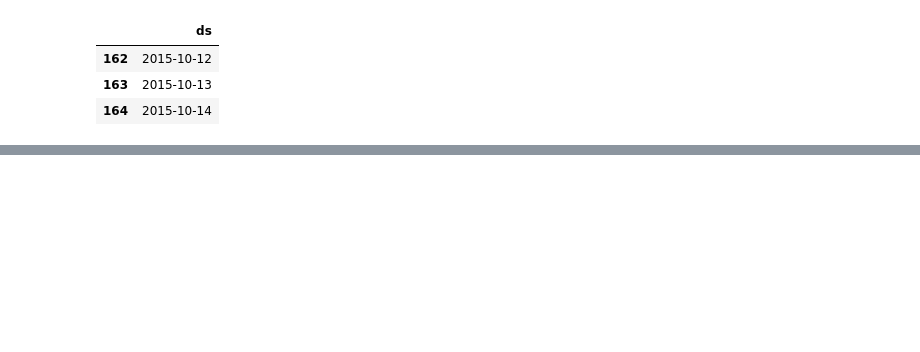
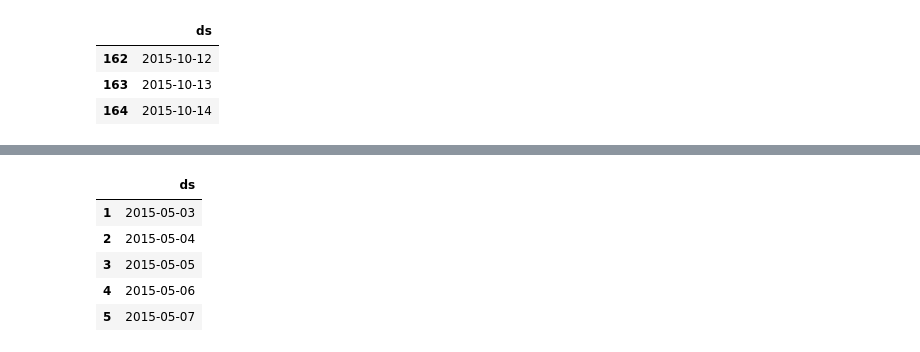
Before and after one commit to truejimfrank/StreamlinedProductPurchaseForecasting, a Jupyter notebook: notebooks/b_prophet_model.ipynb, the cells around one changed output, grey strips where cells are left out. Cells and saved outputs as stored; diff of their text form; code cells hidden in the pictures; blank space fills up the shorter version.

```diff
--- a/notebooks/b_prophet_model.ipynb
+++ b/notebooks/b_prophet_model.ipynb
@@ -68,0 +77,9 @@ def day_train_test(df):
+# %%
+dfday[['ds']].head()
+# %% [output]
+|  | ds |
+| 1 | 2015-05-03 |
+| 2 | 2015-05-04 |
+| 3 | 2015-05-05 |
+| 4 | 2015-05-06 |
+| 5 | 2015-05-07 |
```
Also changed, not shown: parts of 6 cells of this notebook, 7 other files.
